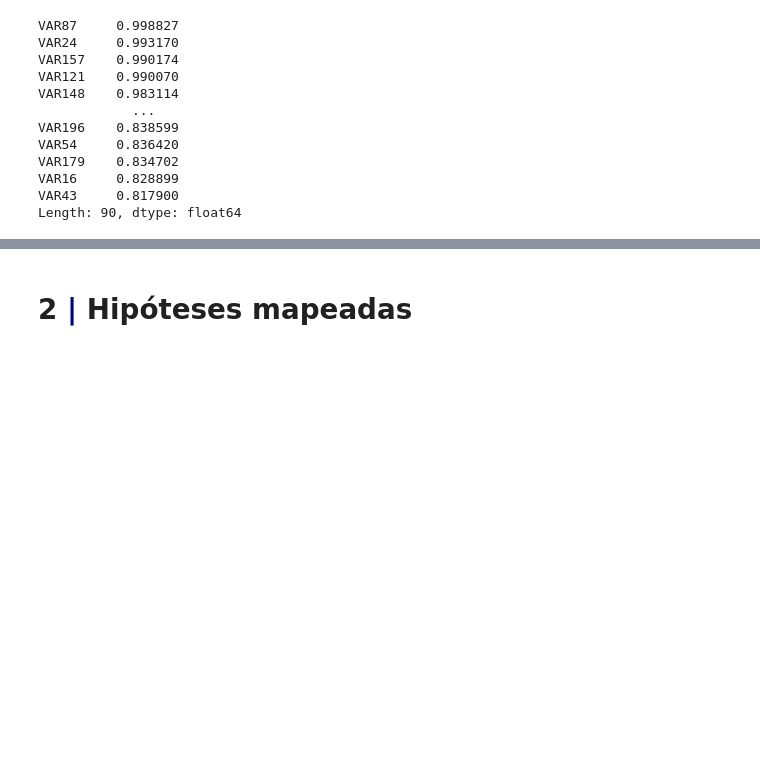
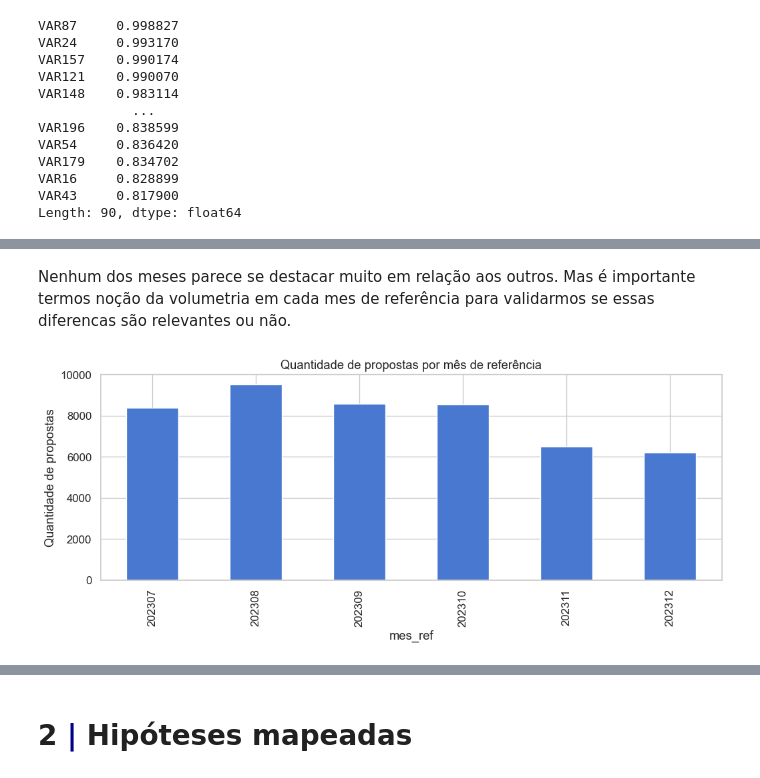
Before and after one commit to HumbertoTavora/Desafio-Neuro-Modelo_Anti_Fraude, a Jupyter notebook: notebooks/eda.ipynb, the cells around one changed output, grey strips where cells are left out. Saved outputs shown, nothing was run; the diff lists cells and outputs as text; code cells hidden in the pictures; blank space fills up the shorter version.

```diff
--- a/notebooks/eda.ipynb
+++ b/notebooks/eda.ipynb
@@ -101,0 +142,11 @@ Length: 90, dtype: float64
+# %% [markdown]
+Nenhum dos meses parece se destacar muito em relação aos outros. Mas é importante termos noção da volumetria em cada mes de referência para validarmos se essas diferencas são relevantes ou não.
+# %%
+propostas_mesRef = df.groupby("mes_ref")['alvo'].count()
+
+propostas_mesRef.plot(kind='bar', figsize=(12,4))
+plt.title("Quantidade de propostas por mês de referência")
+plt.ylabel("Quantidade de propostas")
+plt.show()
+# %% [output]
+[figure, added]
```
Also changed, not shown: parts of 19 cells of this notebook.
